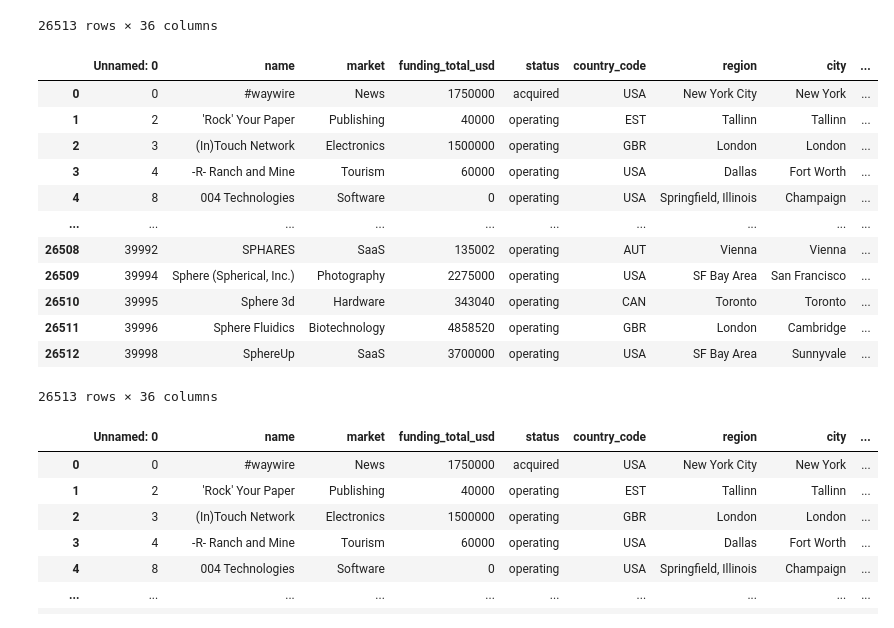
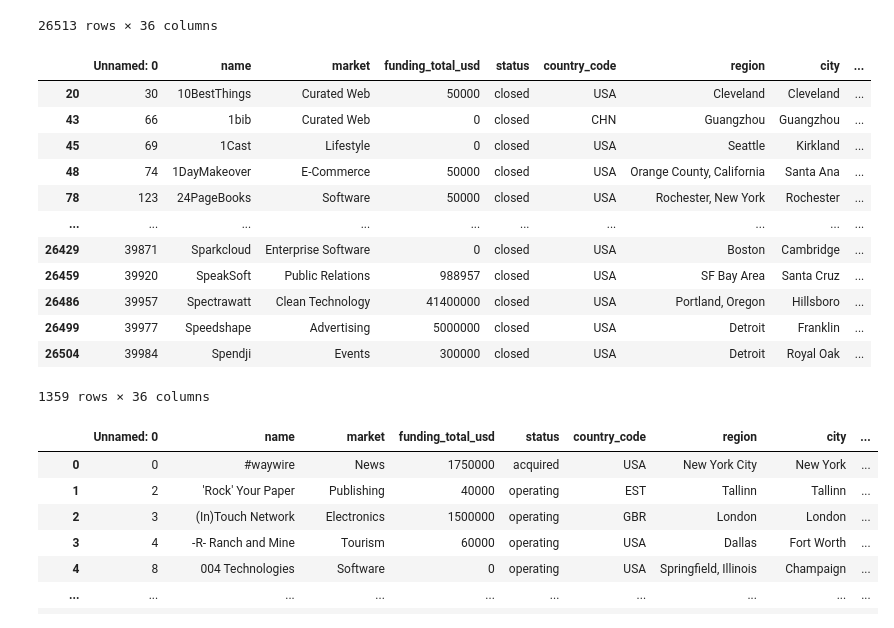
Before and after one commit to andriyshykoryak/Starup, a Jupyter notebook: case.ipynb, the cells around one changed output. Saved outputs shown, nothing was run; the diff lists cells and outputs as text; code cells hidden in the pictures.

```diff
--- a/case.ipynb
+++ b/case.ipynb
@@ -22,21 +22,21 @@ df
 26513 rows × 36 columns
 # %%
 
-df
+df[df['status']=='closed']
 # %% [output]
 |  | Unnamed: 0 | name | market | funding_total_usd | status | country_code | region | city | ... |
-| 0 | 0 | #waywire | News | 1750000 | acquired | USA | New York City | New York | ... |
-| 1 | 2 | 'Rock' Your Paper | Publishing | 40000 | operating | EST | Tallinn | Tallinn | ... |
-| 2 | 3 | (In)Touch Network | Electronics | 1500000 | operating | GBR | London | London | ... |
-| 3 | 4 | -R- Ranch and Mine | Tourism | 60000 | operating | USA | Dallas | Fort Worth | ... |
-| 4 | 8 | 004 Technologies | Software | 0 | operating | USA | Springfield, Illinois | Champaign | ... |
+| 20 | 30 | 10BestThings | Curated Web | 50000 | closed | USA | Cleveland | Cleveland | ... |
+| 43 | 66 | 1bib | Curated Web | 0 | closed | CHN | Guangzhou | Guangzhou | ... |
+| 45 | 69 | 1Cast | Lifestyle | 0 | closed | USA | Seattle | Kirkland | ... |
+| 48 | 74 | 1DayMakeover | E-Commerce | 50000 | closed | USA | Orange County, California | Santa Ana | ... |
+| 78 | 123 | 24PageBooks | Software | 50000 | closed | USA | Rochester, New York | Rochester | ... |
 | ... | ... | ... | ... | ... | ... | ... | ... | ... | ... |
-| 26508 | 39992 | SPHARES | SaaS | 135002 | operating | AUT | Vienna | Vienna | ... |
-| 26509 | 39994 | Sphere (Spherical, Inc.) | Photography | 2275000 | operating | USA | SF Bay Area | San Francisco | ... |
-| 26510 | 39995 | Sphere 3d | Hardware | 343040 | operating | CAN | Toronto | Toronto | ... |
-| 26511 | 39996 | Sphere Fluidics | Biotechnology | 4858520 | operating | GBR | London | Cambridge | ... |
-| 26512 | 39998 | SphereUp | SaaS | 3700000 | operating | USA | SF Bay Area | Sunnyvale | ... |
+| 26429 | 39871 | Sparkcloud | Enterprise Software | 0 | closed | USA | Boston | Cambridge | ... |
+| 26459 | 39920 | SpeakSoft | Public Relations | 988957 | closed | USA | SF Bay Area | Santa Cruz | ... |
+| 26486 | 39957 | Spectrawatt | Clean Technology | 41400000 | closed | USA | Portland, Oregon | Hillsboro | ... |
+| 26499 | 39977 | Speedshape | Advertising | 5000000 | closed | USA | Detroit | Franklin | ... |
+| 26504 | 39984 | Spendji | Events | 300000 | closed | USA | Detroit | Royal Oak | ... |
-26513 rows × 36 columns
+1359 rows × 36 columns
 # %%
 df
 # %% [output]
```
Also changed, not shown: parts of 26 cells of this notebook, 14 other files.
